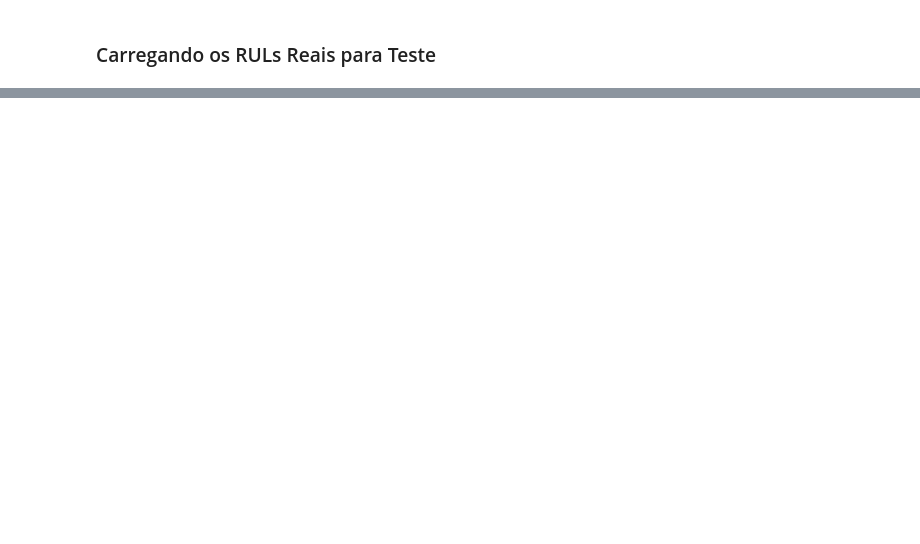
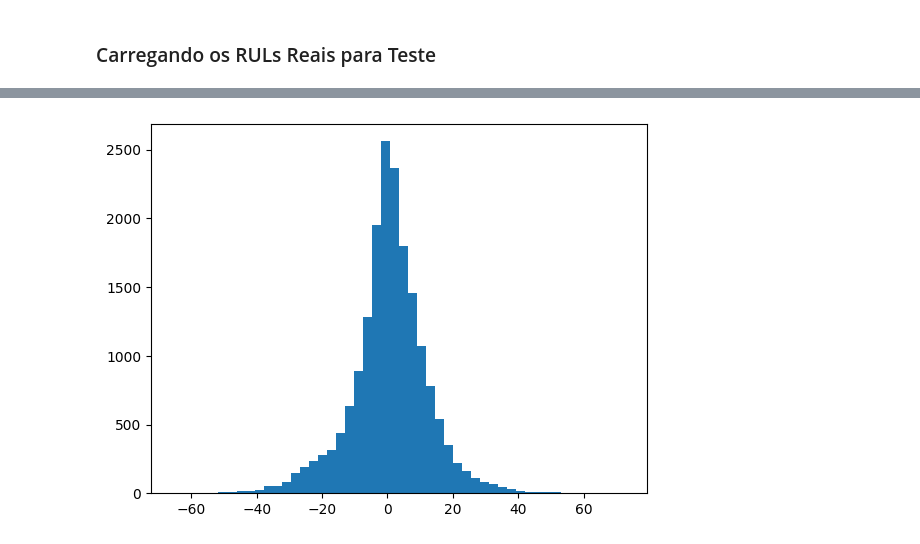
Before and after one commit to daviseemann/turbofan-rul-prediction-cmapss, a Jupyter notebook: notebooks/MLP-1.ipynb, the cells around one changed output, grey strips where cells are left out. Drawn from its saved outputs; the diff is of its cells as text; code cells hidden in the pictures; blank space fills up the shorter version.

```diff
--- a/notebooks/MLP-1.ipynb
+++ b/notebooks/MLP-1.ipynb
@@ -186,0 +245,27 @@ true_rul = df_rul["RUL"].values
+# %%
+import tensorflow as tf
+from tensorflow.keras import backend as K
+
+def root_mean_squared_error(y_true, y_pred):
+    """Calcula o RMSE garantindo operações em float32"""
+    # Converte os inputs para float32 explicitamente
+    y_true = tf.cast(y_true, tf.float32)
+    y_pred = tf.cast(y_pred, tf.float32)
+
+    squared_diff = tf.square(y_pred - y_true)
+    mean_squared = tf.reduce_mean(squared_diff)
+    rmse = tf.sqrt(mean_squared)
+    return rmse
+
+def rul_health_score(y_true, y_pred):
+    """Calcula o RHS garantindo operações em float32"""
+    # Converte os inputs para float32 explicitamente
+    y_true = tf.cast(y_true, tf.float32)
+    y_pred = tf.cast(y_pred, tf.float32)
+
+    d = y_pred - y_true
+    # Usando tf.where no lugar de K.switch para maior clareza
+    s = tf.where(d < 0,
+                tf.exp(-d/13.0) - 1.0,
+                tf.exp(d/10.0) - 1.0)
+    return tf.reduce_mean(s)
@@ -186,0 +321,8 @@ true_rul = df_rul["RUL"].values
+# %%
+history = model.fit(
+    X_train, y_train,
+    epochs=200,
+    batch_size=128,
+    validation_split=0.2,
+    verbose=1
+)
@@ -186,0 +347,5 @@ true_rul = df_rul["RUL"].values
+# %%
+errors = y_train - model.predict(X_train).flatten()
+plt.hist(errors, bins=50)
+plt.show()
+# %% [output]
@@ -186,0 +353 @@ true_rul = df_rul["RUL"].values
+[figure, added]
```
Also changed, not shown: parts of 17 cells of this notebook.
